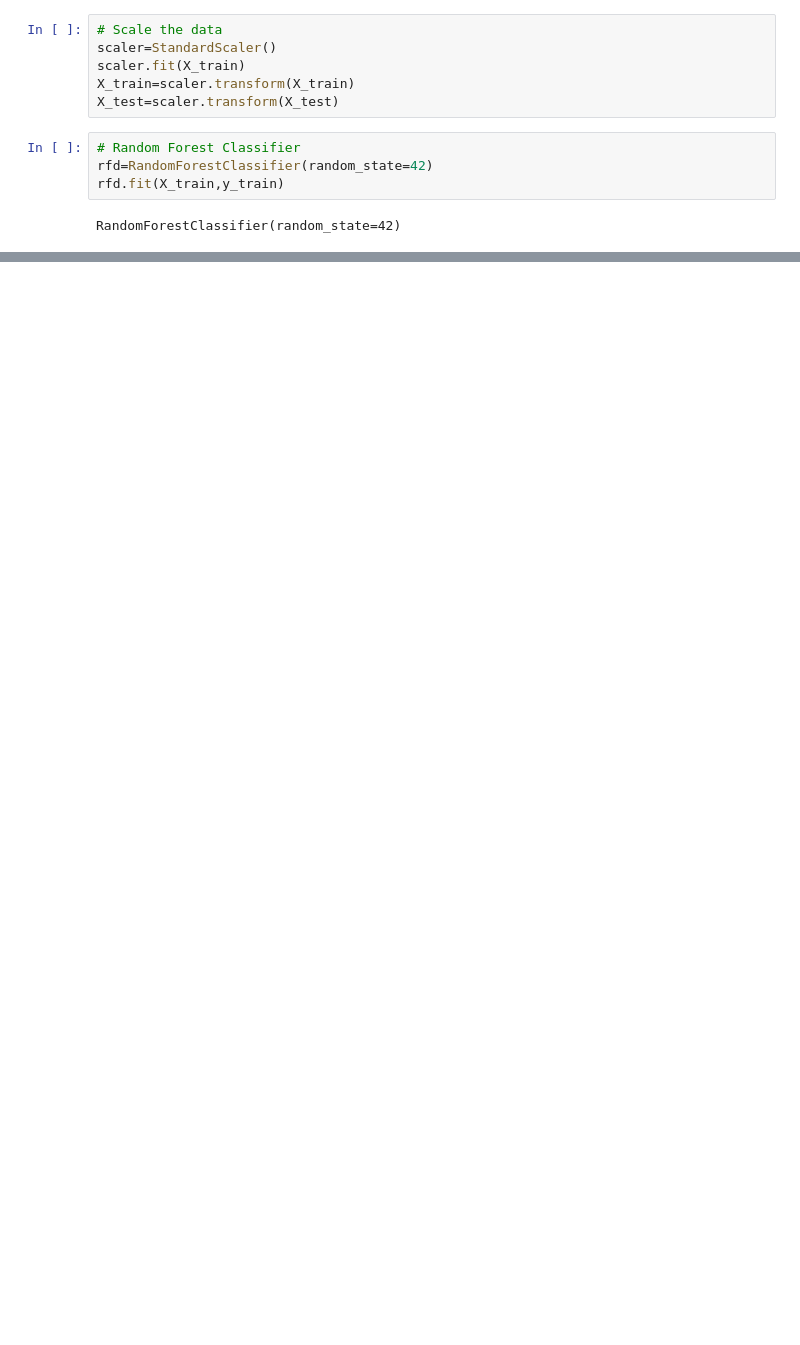
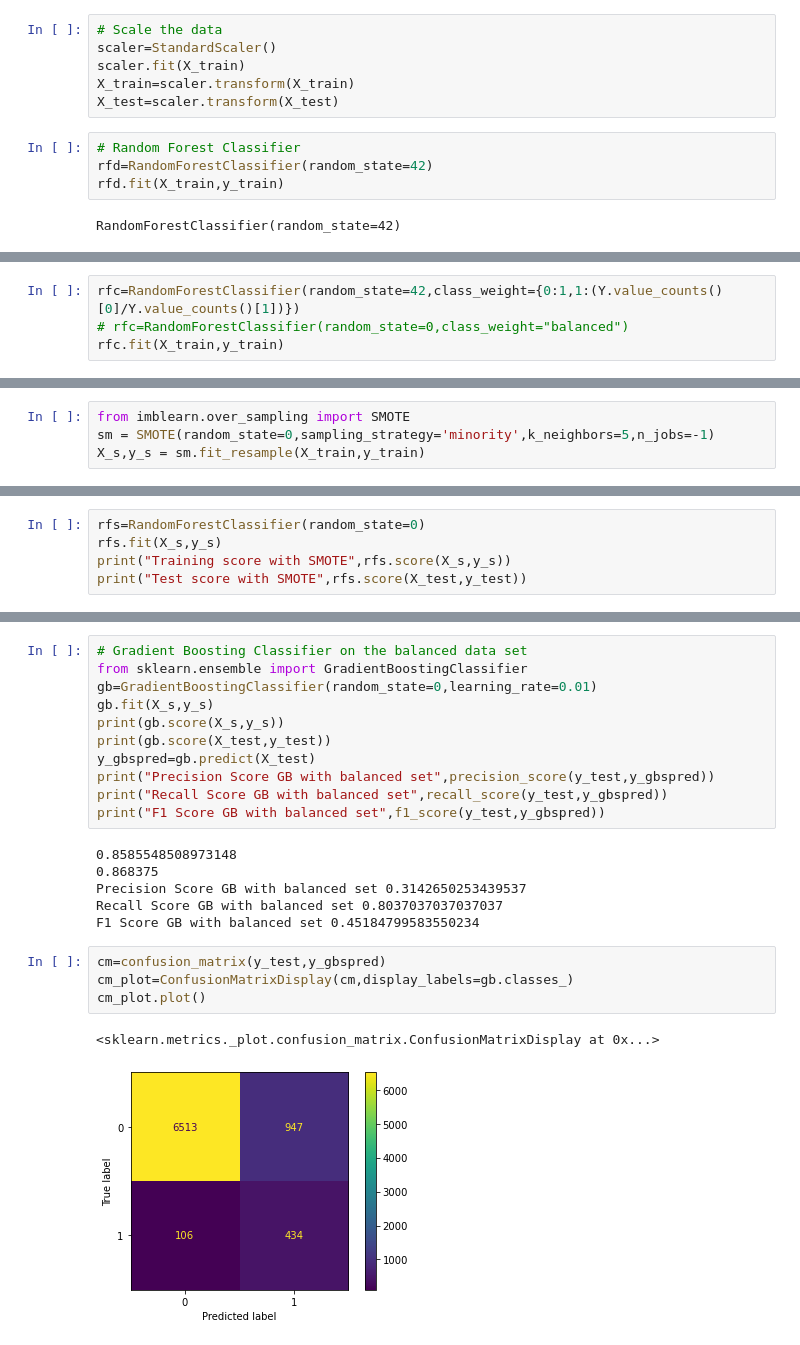
Before and after one commit to pchopalli/prashant, a Jupyter notebook: notebooks/bankingdeposit/1_prashant_banking_campaign .ipynb, the cells around one changed output, grey strips where cells are left out. Saved outputs shown, nothing was run; the diff lists cells and outputs as text; blank space fills up the shorter version.

Commit message:
smote

```diff
--- a/notebooks/bankingdeposit/1_prashant_banking_campaign .ipynb
+++ b/notebooks/bankingdeposit/1_prashant_banking_campaign .ipynb
@@ -306,0 +372,4 @@ rfd.score(X_test,y_test)
+# %%
+rfc=RandomForestClassifier(random_state=42,class_weight={0:1,1:(Y.value_counts()[0]/Y.value_counts()[1])})
+# rfc=RandomForestClassifier(random_state=0,class_weight="balanced")
+rfc.fit(X_train,y_train)
@@ -306,0 +426,4 @@ rfd.score(X_test,y_test)
+# %%
+from imblearn.over_sampling import SMOTE
+sm = SMOTE(random_state=0,sampling_strategy='minority',k_neighbors=5,n_jobs=-1)
+X_s,y_s = sm.fit_resample(X_train,y_train)
@@ -306,0 +432,5 @@ rfd.score(X_test,y_test)
+# %%
+rfs=RandomForestClassifier(random_state=0)
+rfs.fit(X_s,y_s)
+print("Training score with SMOTE",rfs.score(X_s,y_s))
+print("Test score with SMOTE",rfs.score(X_test,y_test))
@@ -306,0 +450,24 @@ rfd.score(X_test,y_test)
+# %%
+# Gradient Boosting Classifier on the balanced data set
+from sklearn.ensemble import GradientBoostingClassifier
+gb=GradientBoostingClassifier(random_state=0,learning_rate=0.01)
+gb.fit(X_s,y_s)
+print(gb.score(X_s,y_s))
+print(gb.score(X_test,y_test))
+y_gbspred=gb.predict(X_test)
+print("Precision Score GB with balanced set",precision_score(y_test,y_gbspred))
+print("Recall Score GB with balanced set",recall_score(y_test,y_gbspred))
+print("F1 Score GB with balanced set",f1_score(y_test,y_gbspred))
+# %% [output]
+0.8585548508973148
+0.868375
+Precision Score GB with balanced set 0.3142650253439537
+Recall Score GB with balanced set 0.8037037037037037
+F1 Score GB with balanced set 0.45184799583550234
+# %%
+cm=confusion_matrix(y_test,y_gbspred)
+cm_plot=ConfusionMatrixDisplay(cm,display_labels=gb.classes_)
+cm_plot.plot()
+# %% [output]
+<sklearn.metrics._plot.confusion_matrix.ConfusionMatrixDisplay at 0x...>
+[figure, added]
```
Also changed, not shown: parts of 40 cells of this notebook.
